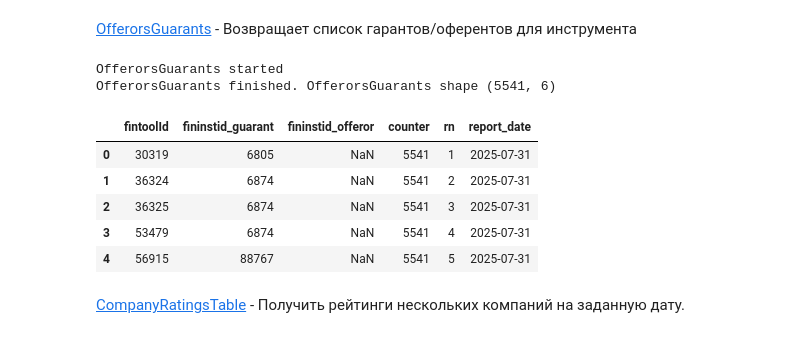
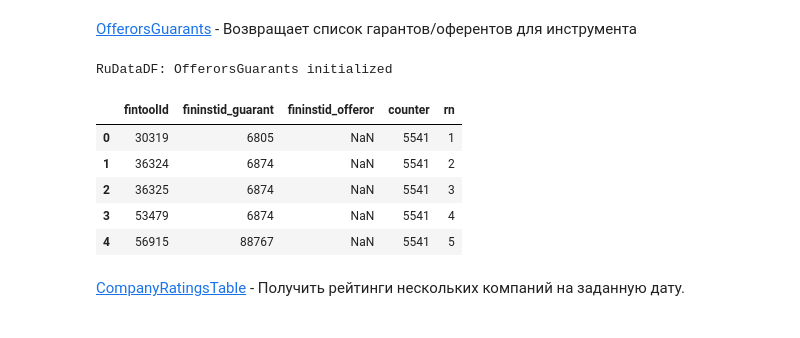
Before and after one commit to alexkobz/insurance, a Jupyter notebook: ratings.ipynb, the cells around one changed output. Drawn from its saved outputs; the diff is of its cells as text; code cells hidden in the pictures.

```diff
--- a/ratings.ipynb
+++ b/ratings.ipynb
@@ -123,17 +115,16 @@ Emitents finished. Emitents shape (42512, 92)
 # %% [markdown]
 [OfferorsGuarants](https://docs.efir-net.ru/dh2/#/Bond/OfferorsGuarants?id=post-offerorsguarants) - Возвращает список гарантов/оферентов для инструмента
 # %%
-OfferorsGuarants = RuDataDF("OfferorsGuarants").df
-OfferorsGuarants.head()
+OfferorsGuarantsDF = OfferorsGuarants().df
+OfferorsGuarantsDF.head()
 # %% [output]
-OfferorsGuarants started
-OfferorsGuarants finished. OfferorsGuarants shape (5541, 6)
+RuDataDF: OfferorsGuarants initialized
-|  | fintoolId | fininstid_guarant | fininstid_offeror | counter | rn | report_date |
-| 0 | 30319 | 6805 | NaN | 5541 | 1 | 2025-07-31 |
-| 1 | 36324 | 6874 | NaN | 5541 | 2 | 2025-07-31 |
-| 2 | 36325 | 6874 | NaN | 5541 | 3 | 2025-07-31 |
-| 3 | 53479 | 6874 | NaN | 5541 | 4 | 2025-07-31 |
-| 4 | 56915 | 88767 | NaN | 5541 | 5 | 2025-07-31 |
+|  | fintoolId | fininstid_guarant | fininstid_offeror | counter | rn |
+| 0 | 30319 | 6805 | NaN | 5541 | 1 |
+| 1 | 36324 | 6874 | NaN | 5541 | 2 |
+| 2 | 36325 | 6874 | NaN | 5541 | 3 |
+| 3 | 53479 | 6874 | NaN | 5541 | 4 |
+| 4 | 56915 | 88767 | NaN | 5541 | 5 |
 # %% [markdown]
 [CompanyRatingsTable](https://docs.efir-net.ru/dh2/#/Rating/CompanyRatingsTable?id=post-companyratingstable) - Получить рейтинги нескольких компаний на заданную дату.
 # %%
```
Also changed, not shown: parts of 14 cells of this notebook, 11 other files.
